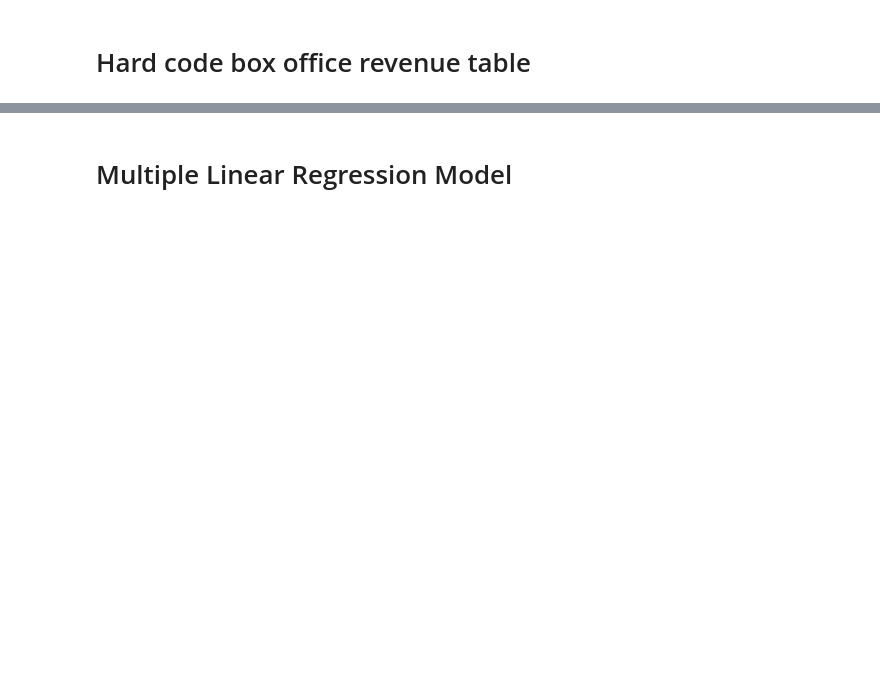
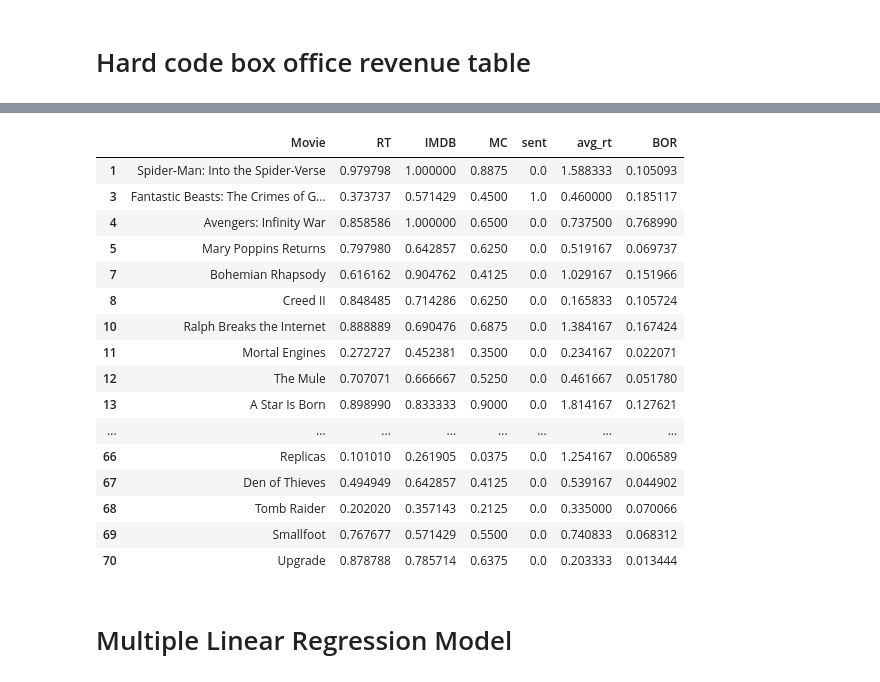
Before and after one commit to jorginazario/social_sensing_boxoffice, a Jupyter notebook: MLinear_Regression.ipynb, the cells around one changed output, grey strips where cells are left out. Saved outputs shown, nothing was run; the diff lists cells and outputs as text; code cells hidden in the pictures; blank space fills up the shorter version.

```diff
--- a/MLinear_Regression.ipynb
+++ b/MLinear_Regression.ipynb
@@ -92,3 +149,29 @@ final = final.merge(box_col[['Movie','BOR']], on = ['Movie'])
+# %%
+final = final[final.Movie != 'Aquaman']
+final = final[final.Movie != 'Black Panther']
+final = final[final.Movie != 'The Nun']
+final = final[final.Movie != 'First Man']
+final = final[final.Movie != 'The Favourite']
+final = final[final.Movie != 'Green Book']
+final
+# %% [output]
+|  | Movie | RT | IMDB | MC | sent | avg_rt | BOR |
+| 1 | Spider-Man: Into the Spider-Verse | 0.979798 | 1.000000 | 0.8875 | 0.0 | 1.588333 | 0.105093 |
+| 3 | Fantastic Beasts: The Crimes of G... | 0.373737 | 0.571429 | 0.4500 | 1.0 | 0.460000 | 0.185117 |
+| 4 | Avengers: Infinity War | 0.858586 | 1.000000 | 0.6500 | 0.0 | 0.737500 | 0.768990 |
+| 5 | Mary Poppins Returns | 0.797980 | 0.642857 | 0.6250 | 0.0 | 0.519167 | 0.069737 |
+| 7 | Bohemian Rhapsody | 0.616162 | 0.904762 | 0.4125 | 0.0 | 1.029167 | 0.151966 |
+| 8 | Creed II | 0.848485 | 0.714286 | 0.6250 | 0.0 | 0.165833 | 0.105724 |
+| 10 | Ralph Breaks the Internet | 0.888889 | 0.690476 | 0.6875 | 0.0 | 1.384167 | 0.167424 |
+| 11 | Mortal Engines | 0.272727 | 0.452381 | 0.3500 | 0.0 | 0.234167 | 0.022071 |
+| 12 | The Mule | 0.707071 | 0.666667 | 0.5250 | 0.0 | 0.461667 | 0.051780 |
+| 13 | A Star Is Born | 0.898990 | 0.833333 | 0.9000 | 0.0 | 1.814167 | 0.127621 |
+| ... | ... | ... | ... | ... | ... | ... | ... |
+| 66 | Replicas | 0.101010 | 0.261905 | 0.0375 | 0.0 | 1.254167 | 0.006589 |
+| 67 | Den of Thieves | 0.494949 | 0.642857 | 0.4125 | 0.0 | 0.539167 | 0.044902 |
+| 68 | Tomb Raider | 0.202020 | 0.357143 | 0.2125 | 0.0 | 0.335000 | 0.070066 |
+| 69 | Smallfoot | 0.767677 | 0.571429 | 0.5500 | 0.0 | 0.740833 | 0.068312 |
+| 70 | Upgrade | 0.878788 | 0.785714 | 0.6375 | 0.0 | 0.203333 | 0.013444 |
 # %% [markdown]
 <h1>Multiple Linear Regression Model </h1>
 # %%
```
Also changed, not shown: parts of 23 cells of this notebook, 1 other file.
